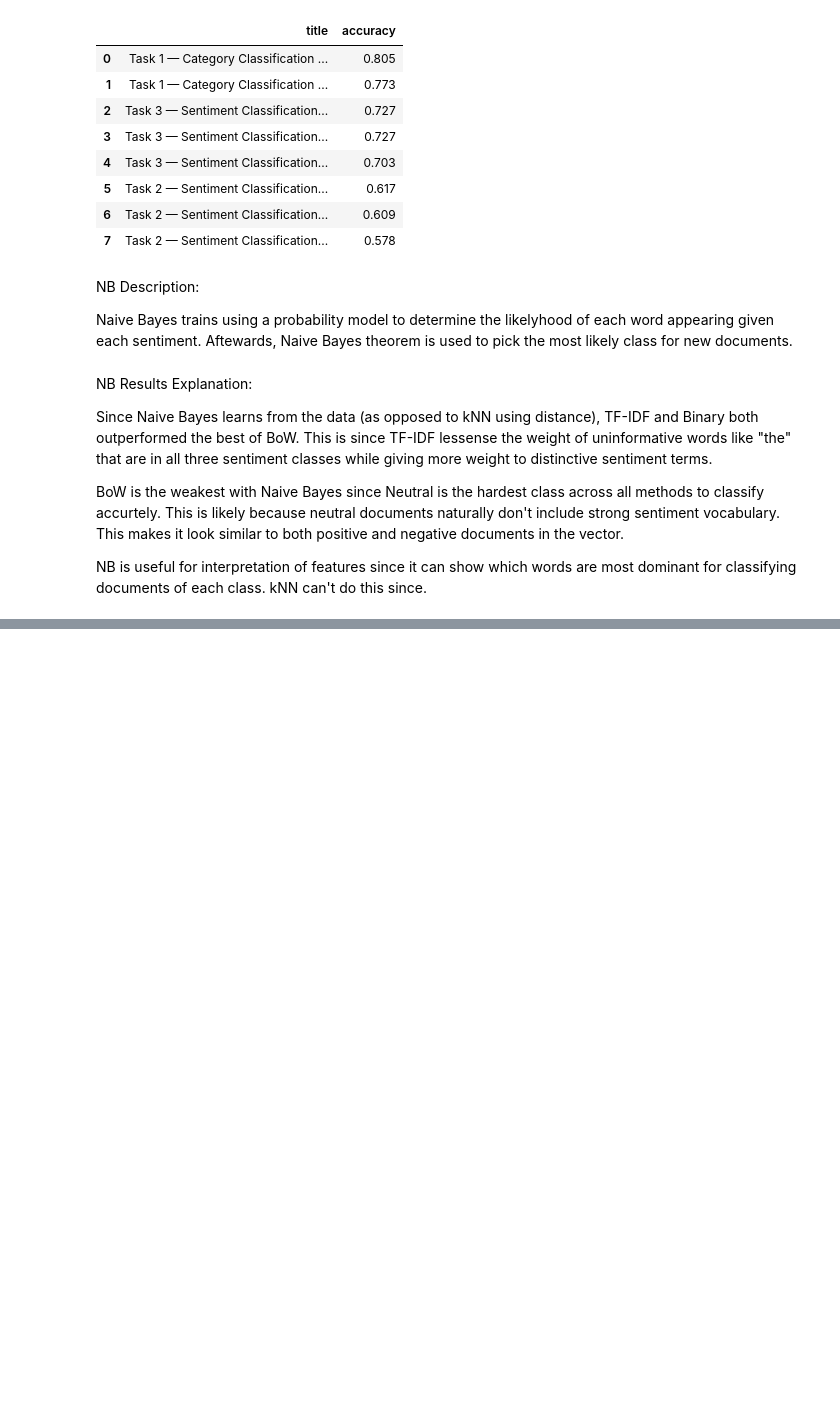
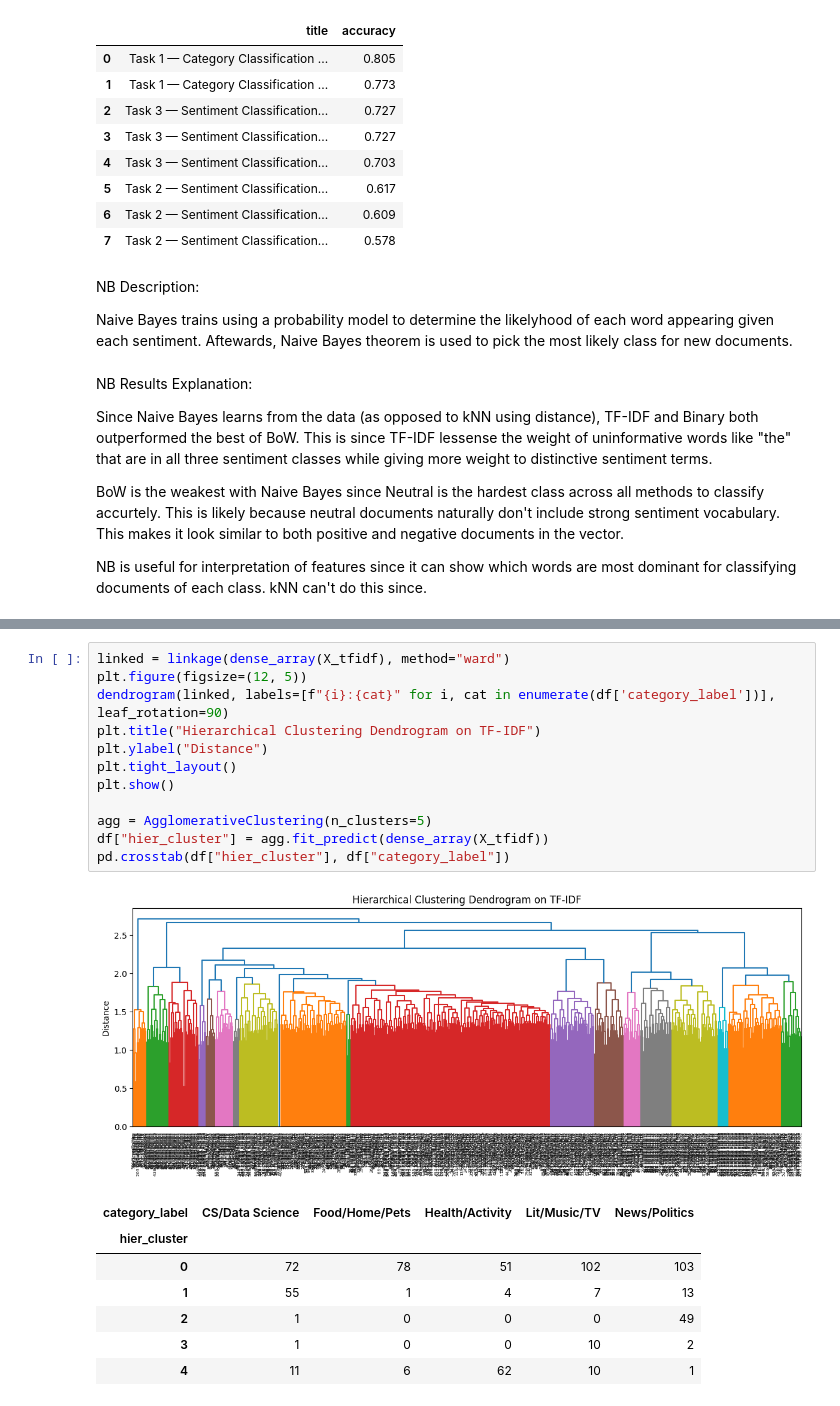
Before and after one commit to avamwilliams/105final, a Jupyter notebook: main.ipynb, the cells around one changed output, grey strips where cells are left out. Drawn from its saved outputs; the diff is of its cells as text; blank space fills up the shorter version.

```diff
--- a/main.ipynb
+++ b/main.ipynb
@@ -525,0 +587,21 @@ NB is useful for interpretation of features since it can show which words are mo
+# %%
+linked = linkage(dense_array(X_tfidf), method="ward")
+plt.figure(figsize=(12, 5))
+dendrogram(linked, labels=[f"{i}:{cat}" for i, cat in enumerate(df['category_label'])], leaf_rotation=90)
+plt.title("Hierarchical Clustering Dendrogram on TF-IDF")
+plt.ylabel("Distance")
+plt.tight_layout()
+plt.show()
+
+agg = AgglomerativeClustering(n_clusters=5)
+df["hier_cluster"] = agg.fit_predict(dense_array(X_tfidf))
+pd.crosstab(df["hier_cluster"], df["category_label"])
+# %% [output]
+[figure, added]
+| category_label | CS/Data Science | Food/Home/Pets | Health/Activity | Lit/Music/TV | News/Politics |
+| hier_cluster |  |  |  |  |  |
+| 0 | 72 | 78 | 51 | 102 | 103 |
+| 1 | 55 | 1 | 4 | 7 | 13 |
+| 2 | 1 | 0 | 0 | 0 | 49 |
+| 3 | 1 | 0 | 0 | 10 | 2 |
+| 4 | 11 | 6 | 62 | 10 | 1 |
```
Also changed, not shown: parts of 3 cells of this notebook.
